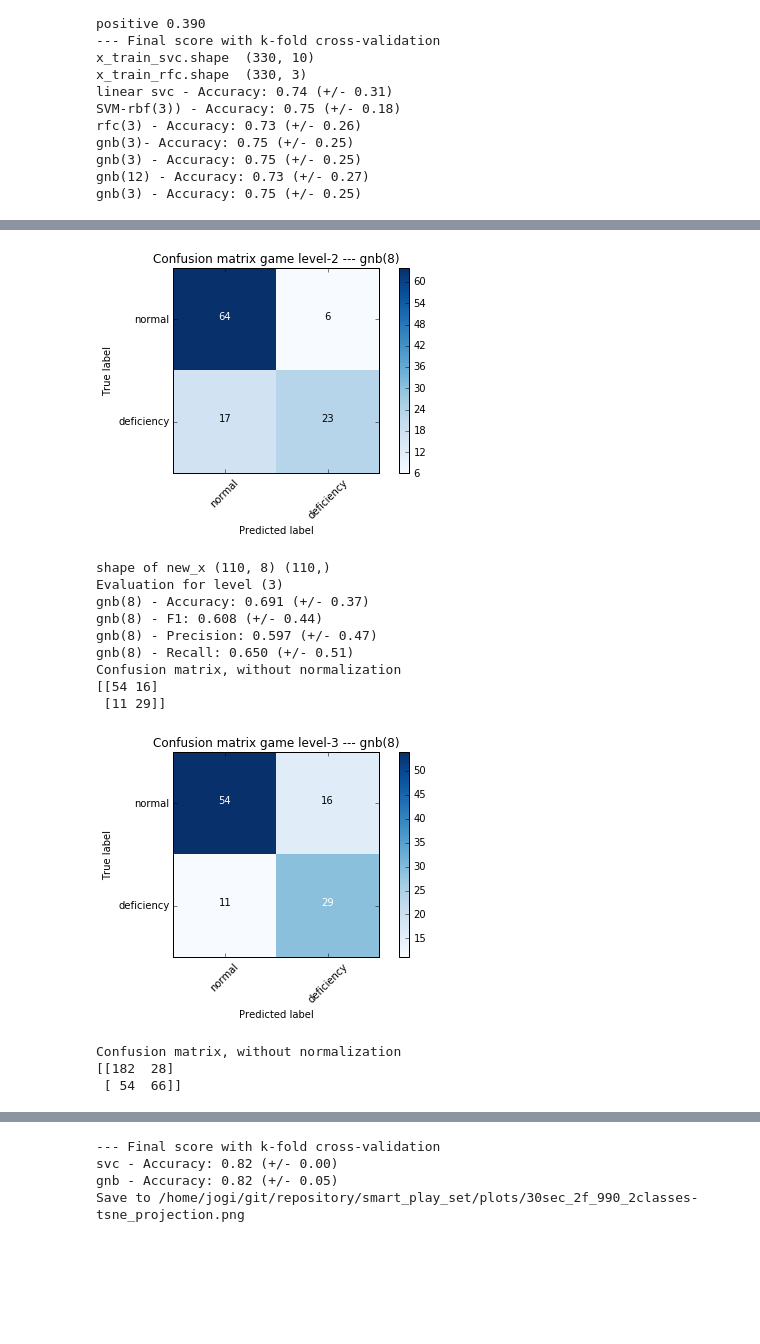
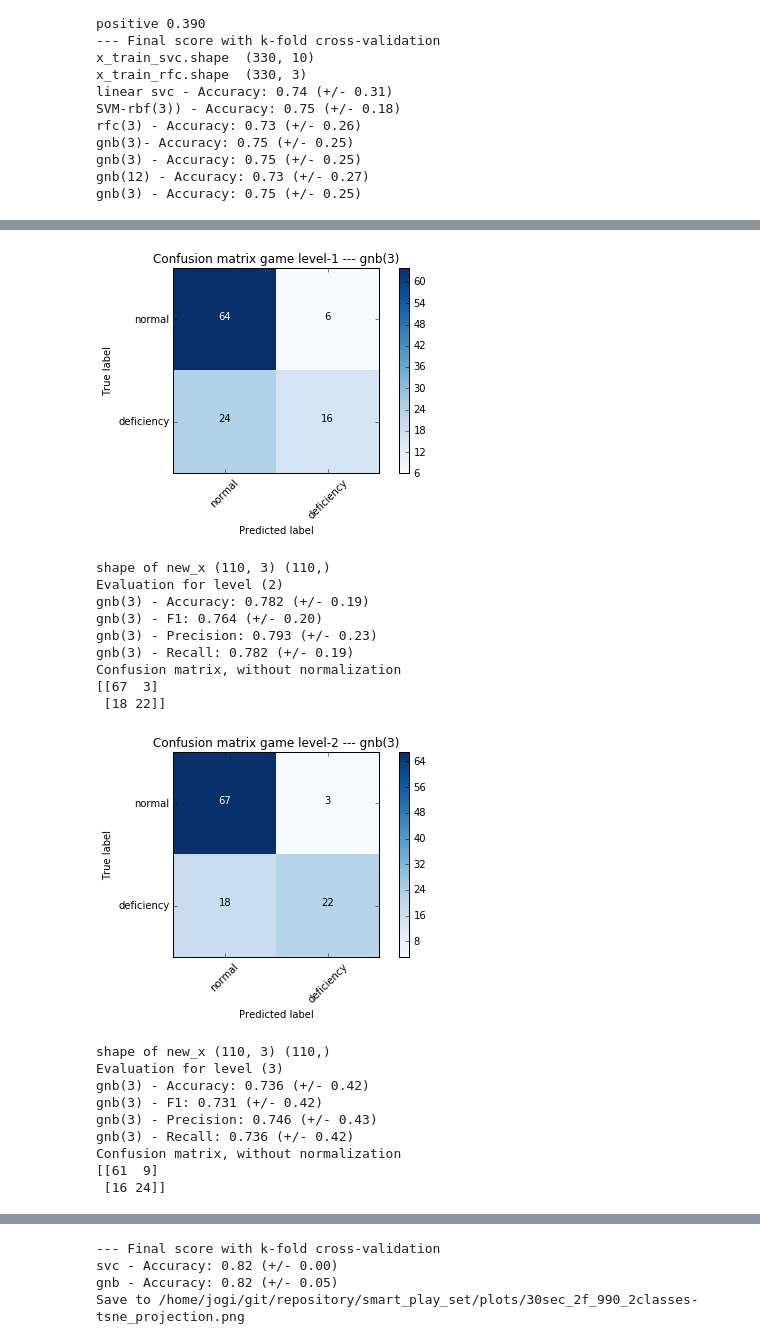
Before and after one commit to toologicbv/smart_play_set, a Jupyter notebook: utils/exp2_feature_sel_v2.ipynb, the cells around one changed output, grey strips where cells are left out. Drawn from its saved outputs; the diff is of its cells as text; code cells hidden in the pictures; blank space fills up the shorter version.

```diff
--- a/utils/kleine_reus_feature_sel_v2.ipynb
+++ b/utils/exp2_feature_sel_v2.ipynb
@@ -138,11 +134,24 @@ def prepare_data(option=330, two_class_opt='2_and_1'):
                                                                extra_label="20hz_1axis_low8hz_330_12_True",
                                                                optimal_w_size=False,
                                                                f_type='low', lowcut=8, b_order=5)
+    elif option == 180:
+        x_train_all, y_labels_all, y_other_labels, dta_dict_f = get_data('20161206', force=False,
+                                                               apply_window_func=True, calc_mag=True,
+                                                               extra_label="20hz_1axis_low8hz_180_12_True",
+                                                               optimal_w_size=False,
+                                                               f_type='low', lowcut=8, b_order=5)
 
     elif option == 990:
         x_train_all, y_labels_all, y_other_labels, dta_dict_f = get_data('20161206', force=False,
                                                                apply_window_func=True, calc_mag=True,
                                                                extra_label="20hz_1axis_low8hz_990_12_True",
+                                                               optimal_w_size=False,
+                                                               f_type='low', lowcut=8, b_order=5)
+    elif option == 3960:  # 5 seconds with 0.5 overlapping
+
+        x_train_all, y_labels_all, y_other_labels, dta_dict_f = get_data('20161206', force=False,
+                                                               apply_window_func=True, calc_mag=True,
+                                                               extra_label="20hz_1axis_low8hz_3960_12_True",
                                                                optimal_w_size=False,
                                                                f_type='low', lowcut=8, b_order=5)
     else:
@@ -583,8 +647,8 @@ gnb(3) - Accuracy: 0.75 (+/- 0.25)
 y_labels = y_labels_2c[:]
 # y_labels = y_labels_all
 
-# feature_list = [2,5,6]
-feature_list = [2, 9, 10, 6, 8, 1, 4, 0]   # feature list from ReliefF algo with 2 classes
+feature_list = [2,5,6]
+# feature_list = [2, 9, 10, 6, 8, 1, 4, 0]   # feature list from ReliefF algo with 2 classes
 # [u'mean_squared_jerk', u'std', u'median', u'cos_sim', u'mean', u'rms', u'energy', u'minf']
 new_X_all = transform_x(x_train_all, feature_list)
 
@@ -595,31 +659,36 @@ print("--- Final score with k-fold cross-validation")
 scores_svc_acc = cross_val_score(OneVsRestClassifier(linearSVC), new_X_all, y_labels, cv=StratifiedKFold(10),
                              scoring='accuracy')
 scores_svc_f1 = cross_val_score(OneVsRestClassifier(linearSVC), new_X_all, y_labels, cv=StratifiedKFold(10),
-                             scoring='f1')
+                             scoring='f1_weighted')
 scores_svc = cross_val_score(OneVsRestClassifier(linearSVC), new_X_all, y_labels, cv=StratifiedKFold(10),
                              scoring='accuracy')
 print("svc(%d) - Accuracy: %0.3f (+/- %0.2f)" % (new_X_all.shape[1], scores_svc.mean(), scores_svc.std() * 2))
 scores_svc = cross_val_score(OneVsRestClassifier(linearSVC), new_X_all, y_labels, cv=StratifiedKFold(10),
-                             scoring='f1')
+                             scoring='f1_weighted')
 print("svc(%d) - F1: %0.3f (+/- %0.2f)" % (new_X_all.shape[1], scores_svc.mean(), scores_svc.std() * 2))
 scores_svc = cross_val_score(OneVsRestClassifier(linearSVC), new_X_all, y_labels, cv=StratifiedKFold(10),
-                             scoring='precision')
+                             scoring='precision_weighted')
 print("svc(%d) - Precision: %0.3f (+/- %0.2f)" % (new_X_all.shape[1], scores_svc.mean(), scores_svc.std() * 2))
 scores_svc = cross_val_score(OneVsRestClassifier(linearSVC), new_X_all, y_labels, cv=StratifiedKFold(10),
-                             scoring='recall')
-print("svc(%d) - Recall: %0.23f (+/- %0.2f)" % (new_X_all.shape[1], scores_svc.mean(), scores_svc.std() * 2))
+                             scoring='recall_weighted')
+print("svc(%d) - Recall: %0.3f (+/- %0.2f)" % (new_X_all.shape[1], scores_svc.mean(), scores_svc.std() * 2))
 
 
 
 scores_gnb = cross_val_score(gnb, new_X_all, y_labels, cv=StratifiedKFold(10), scoring='accuracy')
 print("gnb(%d) - Accuracy: %0.3f (+/- %0.2f)" % (new_X_all.shape[1], scores_gnb.mean(), scores_gnb.std() * 2))
-scores_gnb = cross_val_score(gnb, new_X_all, y_labels, cv=StratifiedKFold(10), scoring='f1')
+scores_gnb = cross_val_score(gnb, new_X_all, y_labels, cv=StratifiedKFold(10), scoring='f1_weighted')
 print("gnb(%d) - F1: %0.3f (+/- %0.2f)" % (new_X_all.shape[1], scores_gnb.mean(), scores_gnb.std() * 2))
-scores_gnb = cross_val_score(gnb, new_X_all, y_labels, cv=StratifiedKFold(10), scoring='precision')
+scores_gnb = cross_val_score(gnb, new_X_all, y_labels, cv=StratifiedKFold(10), scoring='precision_weighted')
 print("gnb(%d) - Precision: %0.3f (+/- %0.2f)" % (new_X_all.shape[1], scores_gnb.mean(), scores_gnb.std() * 2))
-scores_gnb = cross_val_score(gnb, new_X_all, y_labels, cv=StratifiedKFold(10), scoring='recall')
+scores_gnb = cross_val_score(gnb, new_X_all, y_labels, cv=StratifiedKFold(10), scoring='recall_weighted')
 print("gnb(%d) - Recall: %0.3f (+/- %0.2f)" % (new_X_all.shape[1], scores_gnb.mean(), scores_gnb.std() * 2))
 
+c_matrix = confusion_matrix(y_labels, y_pred)
+plt.figure()
+plot_title = "Confusion matrix - gnb(%d) - all levels" % new_X_all.shape[1]
+plot_confusion_matrix(c_matrix, classes=["normal", "deficiency"], title=plot_title)
+plt.show()
 
 print("===================================================================")
 print("--- Evaluation of classifier per level-dataset")
@@ -631,11 +700,11 @@ for key, data in level_datasets.iteritems():
     print("Evaluation for level (%d)" % key)
     scores_gnb = cross_val_score(gnb, new_X, y_data, cv=StratifiedKFold(10), scoring='accuracy')
     print("gnb(%d) - Accuracy: %0.3f (+/- %0.2f)" % (new_X.shape[1], scores_gnb.mean(), scores_gnb.std() * 2))
-    scores_gnb = cross_val_score(gnb, new_X, y_data, cv=StratifiedKFold(10), scoring='f1')
+    scores_gnb = cross_val_score(gnb, new_X, y_data, cv=StratifiedKFold(10), scoring='f1_weighted')
     print("gnb(%d) - F1: %0.3f (+/- %0.2f)" % (new_X.shape[1], scores_gnb.mean(), scores_gnb.std() * 2))
-    scores_gnb = cross_val_score(gnb, new_X, y_data, cv=StratifiedKFold(10), scoring='precision')
+    scores_gnb = cross_val_score(gnb, new_X, y_data, cv=StratifiedKFold(10), scoring='precision_weighted')
     print("gnb(%d) - Precision: %0.3f (+/- %0.2f)" % (new_X.shape[1], scores_gnb.mean(), scores_gnb.std() * 2))
-    scores_gnb = cross_val_score(gnb, new_X, y_data, cv=StratifiedKFold(10), scoring='recall')
+    scores_gnb = cross_val_score(gnb, new_X, y_data, cv=StratifiedKFold(10), scoring='recall_weighted')
     print("gnb(%d) - Recall: %0.3f (+/- %0.2f)" % (new_X.shape[1], scores_gnb.mean(), scores_gnb.std() * 2))
 
     gnb.fit(new_X, y_data)
@@ -649,12 +718,6 @@ for key, data in level_datasets.iteritems():
 
 gnb.fit(new_X_all, y_labels)
 y_pred = gnb.predict(new_X_all)
-
-c_matrix = confusion_matrix(y_labels, y_pred)
-plt.figure()
-plot_title = "Confusion matrix - gnb(%d) - all levels" % new_X_all.shape[1]
-plot_confusion_matrix(c_matrix, classes=["normal", "deficiency"], title=plot_title)
-plt.show()
 # %% [output]
 Normal/Positive  210 120
 Feature mean_squared_jerk: t_value -7.2534, p_value 0.0000, mean-normal -0.318, mean-positive 0.556
@@ -686,14 +750,20 @@ Confusion matrix, without normalization
 [figure]
-shape of new_x (110, 8) (110,)
-Evaluation for level (3)
-gnb(8) - Accuracy: 0.691 (+/- 0.37)
-gnb(8) - F1: 0.608 (+/- 0.44)
-gnb(8) - Precision: 0.597 (+/- 0.47)
-gnb(8) - Recall: 0.650 (+/- 0.51)
+shape of new_x (110, 3) (110,)
+Evaluation for level (2)
+gnb(3) - Accuracy: 0.782 (+/- 0.19)
+gnb(3) - F1: 0.764 (+/- 0.20)
+gnb(3) - Precision: 0.793 (+/- 0.23)
+gnb(3) - Recall: 0.782 (+/- 0.19)
 Confusion matrix, without normalization
-[[54 16]
- [11 29]]
+[[67  3]
+ [18 22]]
-[figure, old version]
+[figure, new version]
+shape of new_x (110, 3) (110,)
+Evaluation for level (3)
+gnb(3) - Accuracy: 0.736 (+/- 0.42)
+gnb(3) - F1: 0.731 (+/- 0.42)
+gnb(3) - Precision: 0.746 (+/- 0.43)
+gnb(3) - Recall: 0.736 (+/- 0.42)
 Confusion matrix, without normalization
-[[182  28]
- [ 54  66]]
+[[61  9]
+ [16 24]]
```
Also changed, not shown: parts of 6 cells of this notebook, 21 other files.
